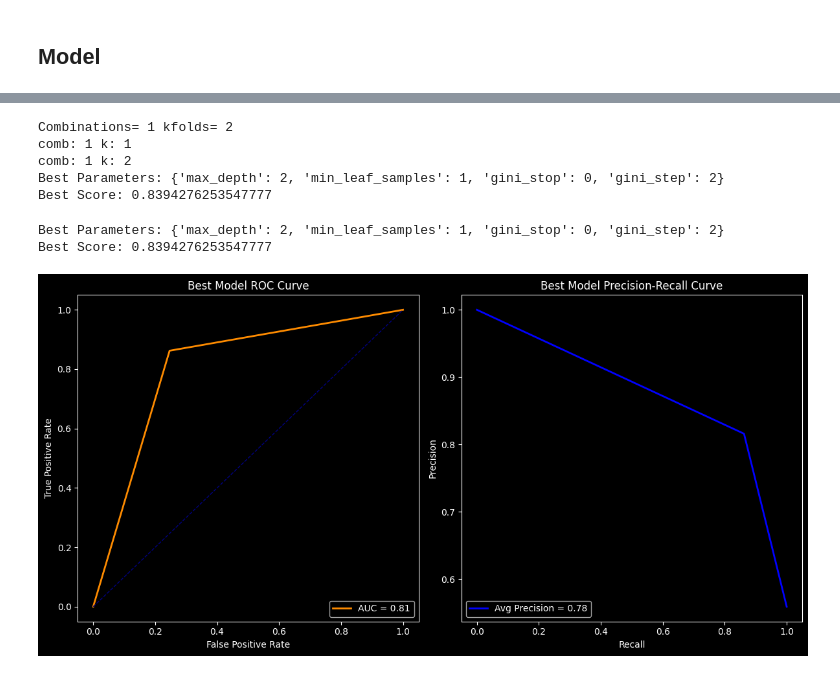
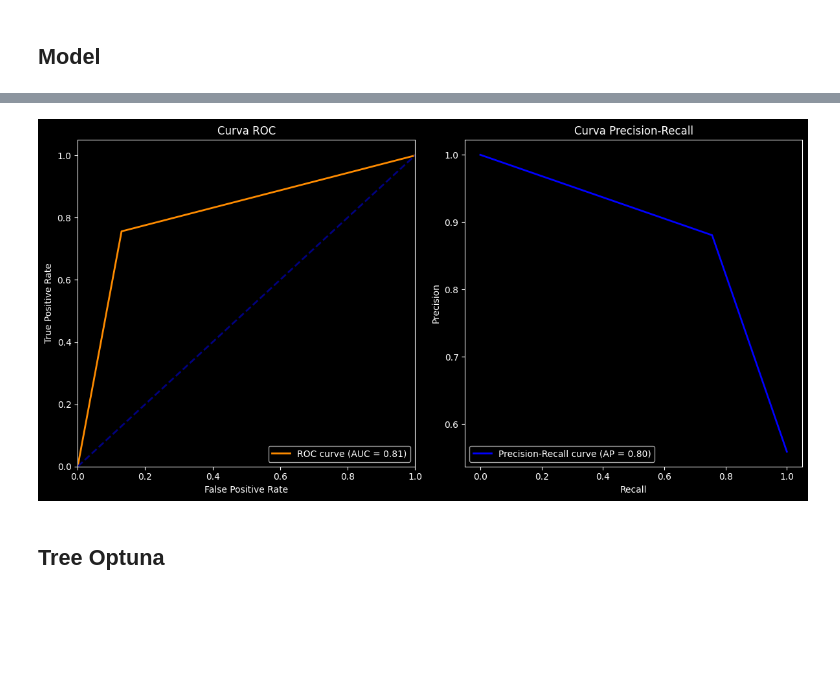
Before and after one commit to viniciuspxc/Reconhecimento_de_Padroes, a Jupyter notebook: Listas/Lista 5/Lista 05.ipynb, the cells around one changed output, grey strips where cells are left out. Drawn from its saved outputs; the diff is of its cells as text; code cells hidden in the pictures; blank space fills up the shorter version.

Commit message:
tree + svm

```diff
--- a/Listas/Lista 5/Lista 05.ipynb
+++ b/Listas/Lista 5/Lista 05.ipynb
@@ -179,3 +193,0 @@ np.float64(1.0)
-# %%
-y_pred = decision_tree.predict(X_test)
-y_pred
@@ -194,0 +236,16 @@ Length: 152, dtype: float64
+# %%
+X = bostonbin.iloc[:, 0:-1]
+y = bostonbin.iloc[:, -1]
+
+model = DecisionTree()
+
+param_grid = {
+    'max_depth': [1, 2, 3, 4, 5, 6, 7, 8, 9, 10],
+    'min_leaf_samples': [1, 2, 3, 4, 5]
+}
+
+scoring = make_scorer(lambda y_true, y_pred: np.mean(y_true == y_pred))
+
+grid_search = GridSearchCV(
+    estimator=model, param_grid=param_grid, cv=10, scoring=scoring)
+grid_search.fit(X, y)
@@ -289,26 +275,8 @@ def grid_search_decision_tree(X, param_grid, kfold_splits=2, plot=True):
-# %%
-param_grid = {
-    'max_depth': [2],
-    'min_leaf_samples': [1],
-    'gini_stop': [0],
-    'gini_step': [2]
-}
-
-best_params, best_score, results = grid_search_decision_tree(bostonbin, param_grid, kfold_splits=2)
-# %% [output]
-Combinations= 1 kfolds= 2
-comb: 1 k: 1
-comb: 1 k: 2
-Best Parameters: {'max_depth': 2, 'min_leaf_samples': 1, 'gini_stop': 0, 'gini_step': 2}
-Best Score: 0.8394276253547777
-# %%
-print("Best Parameters:", best_params)
-print("Best Score:", best_score)
-# %% [output]
-Best Parameters: {'max_depth': 2, 'min_leaf_samples': 1, 'gini_stop': 0, 'gini_step': 2}
-Best Score: 0.8394276253547777
-# %%
-best_model_results = max(results, key=lambda x: x[1])
-plot_roc_pr_curves(best_model_results[2], best_model_results[3], title_prefix="Best Model")
-# %% [output]
-[figure, removed]
+# %%
+grid_proba = grid_search.best_estimator_.predict_proba(X)[:, 1]
+
+plot_roc_pr(X, y, grid_proba)
+# %% [output]
+[figure, added]
+# %% [markdown]
+## Tree Optuna
```
Also changed, not shown: parts of 32 cells of this notebook.
